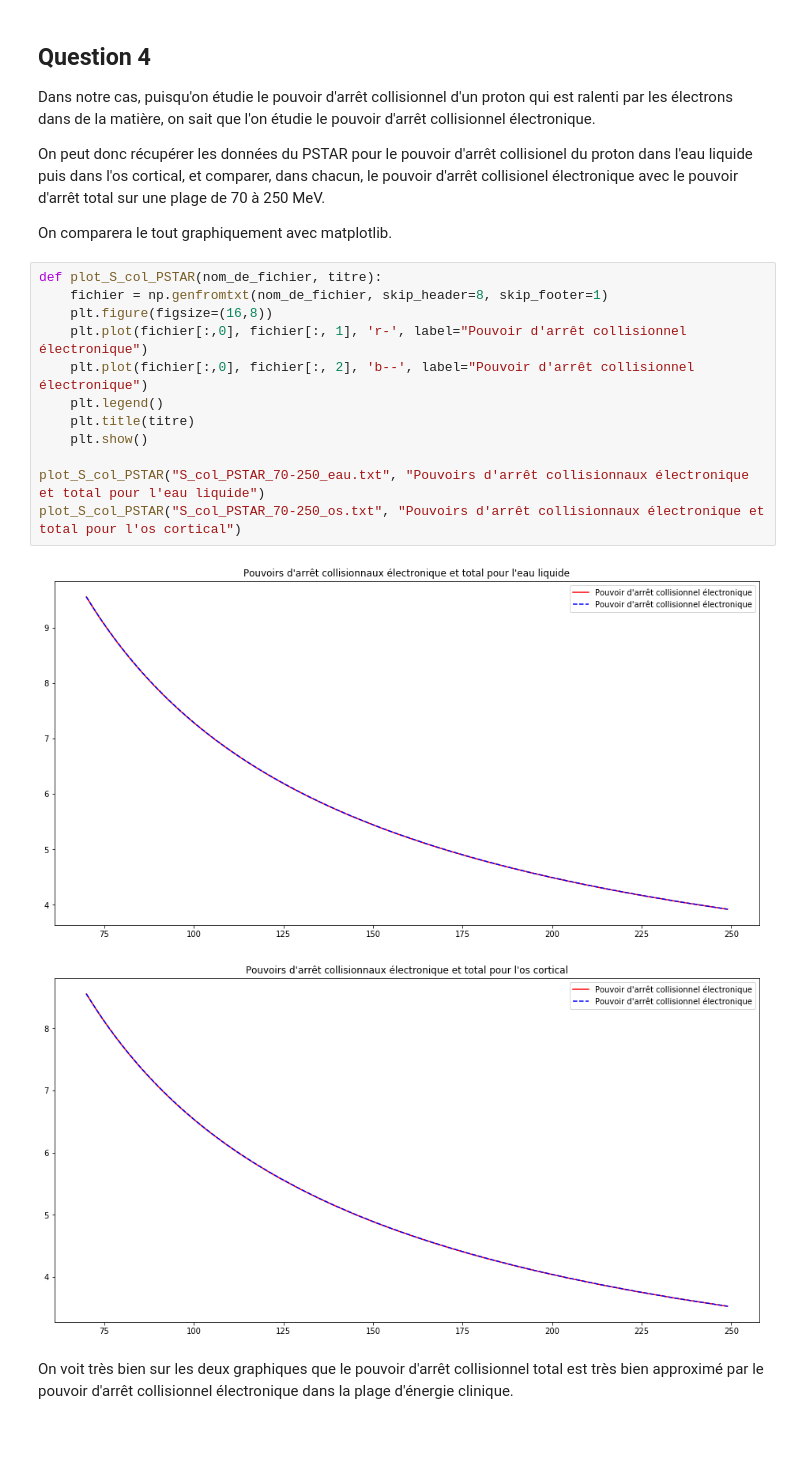
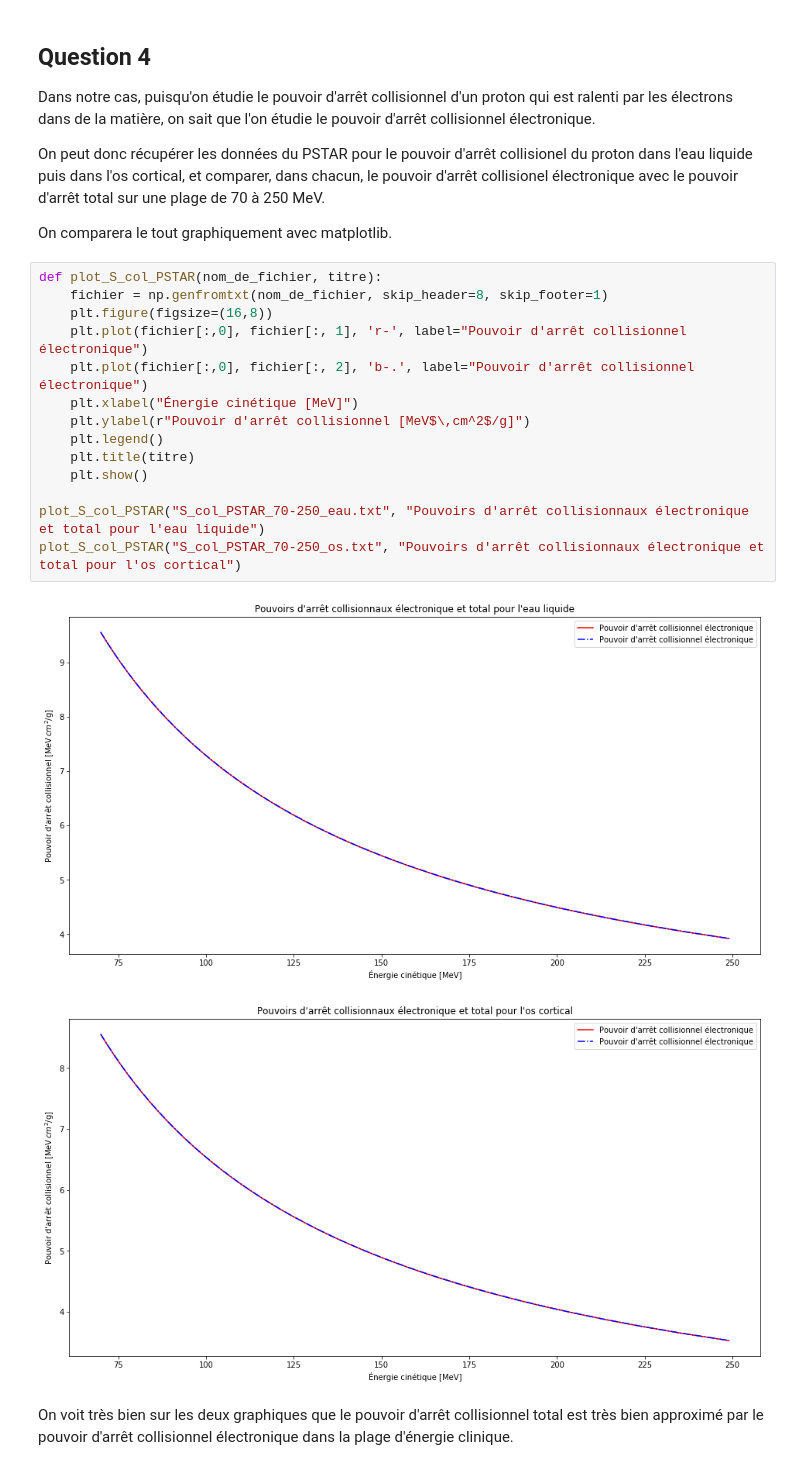
Before and after one commit to juham58/PhysNum_TP1, a Jupyter notebook: TP1.ipynb, the cells around one changed output. Saved outputs shown, nothing was run; the diff lists cells and outputs as text; blank space fills up the shorter version.

```diff
--- a/TP1.ipynb
+++ b/TP1.ipynb
@@ -97,17 +97,19 @@ On comparera le tout graphiquement avec matplotlib.
 # %%
 def plot_S_col_PSTAR(nom_de_fichier, titre):
     fichier = np.genfromtxt(nom_de_fichier, skip_header=8, skip_footer=1)
     plt.figure(figsize=(16,8))
     plt.plot(fichier[:,0], fichier[:, 1], 'r-', label="Pouvoir d'arrêt collisionnel électronique")
-    plt.plot(fichier[:,0], fichier[:, 2], 'b--', label="Pouvoir d'arrêt collisionnel électronique")
+    plt.plot(fichier[:,0], fichier[:, 2], 'b-.', label="Pouvoir d'arrêt collisionnel électronique")
+    plt.xlabel("Énergie cinétique [MeV]")
+    plt.ylabel(r"Pouvoir d'arrêt collisionnel [MeV$\,cm^2$/g]")
     plt.legend()
     plt.title(titre)
     plt.show()
 
 plot_S_col_PSTAR("S_col_PSTAR_70-250_eau.txt", "Pouvoirs d'arrêt collisionnaux électronique et total pour l'eau liquide")
 plot_S_col_PSTAR("S_col_PSTAR_70-250_os.txt", "Pouvoirs d'arrêt collisionnaux électronique et total pour l'os cortical")
 # %% [output]
-[figure, old version]
+[figure, new version]
-[figure, old version]
+[figure, new version]
 # %% [markdown]
 On voit très bien sur les deux graphiques que le pouvoir d'arrêt collisionnel total est très bien approximé par le pouvoir d'arrêt collisionnel électronique dans la plage d'énergie clinique.
```
Also changed, not shown: parts of 5 cells of this notebook.
